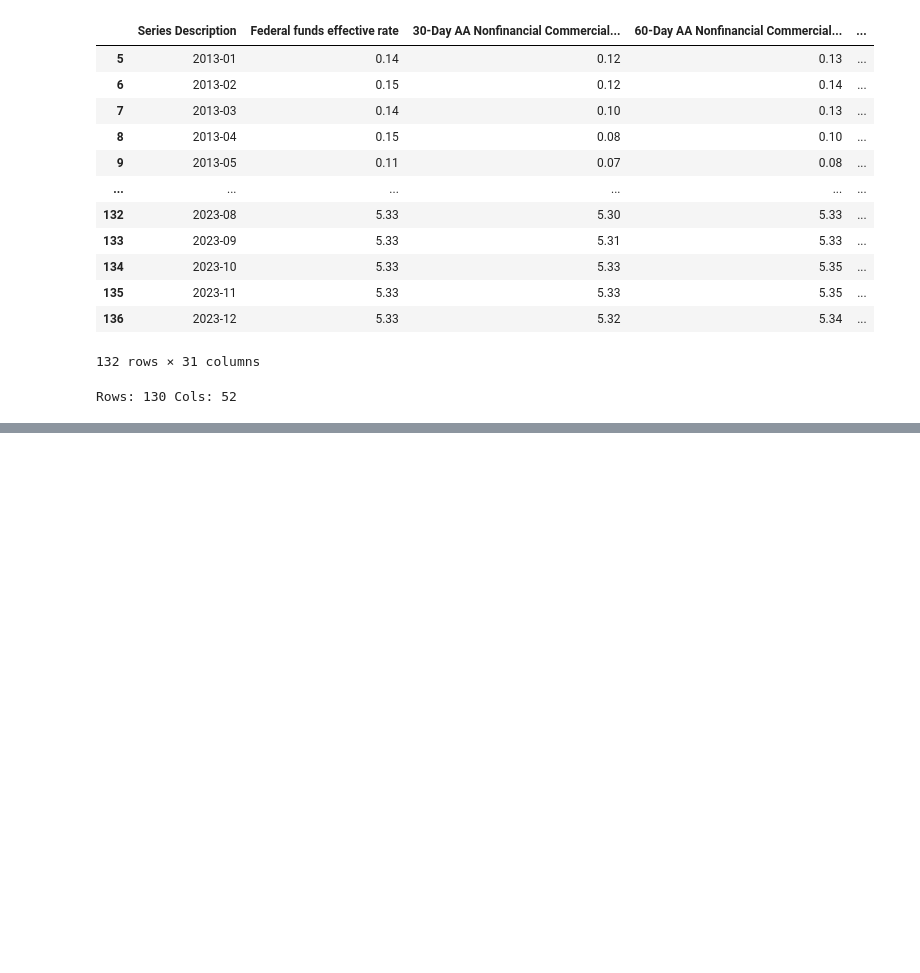
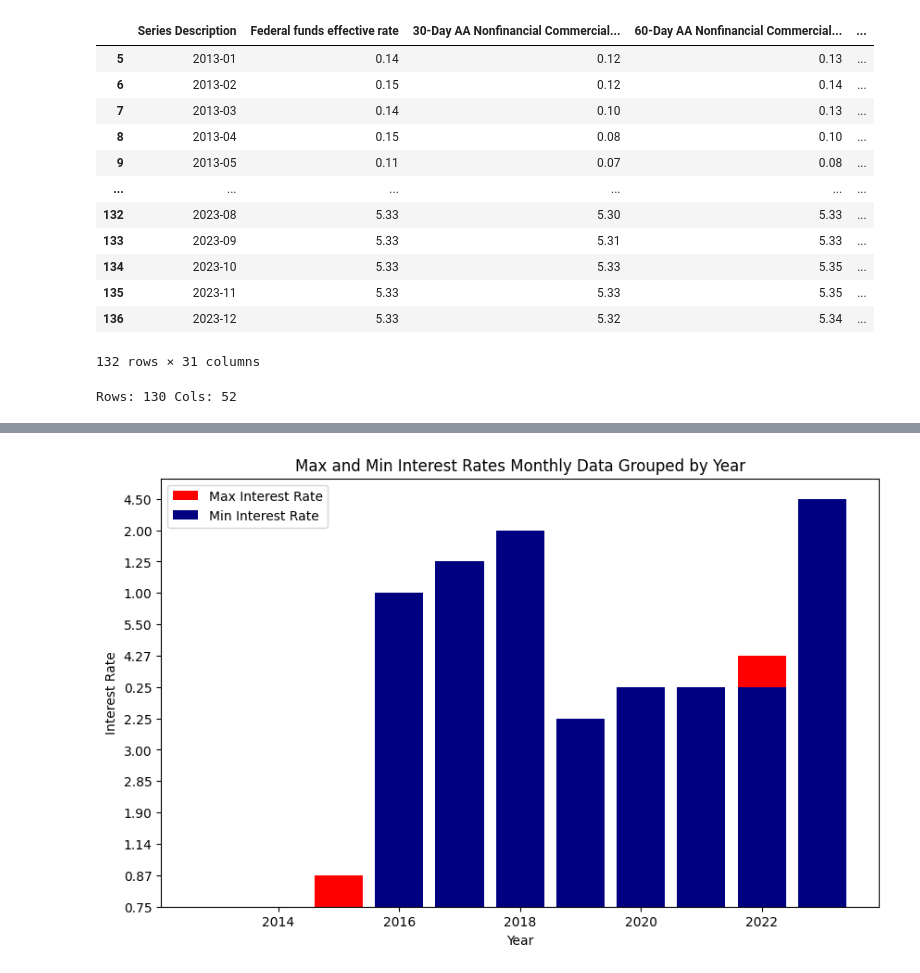
Before and after one commit to S3Stan/Federal_Reserve_Analytics, a Jupyter notebook: ConsumerCredit_notebook.ipynb, the cells around one changed output, grey strips where cells are left out. Cells and saved outputs as stored; diff of their text form; code cells hidden in the pictures; blank space fills up the shorter version.

```diff
--- a/ConsumerCredit_notebook.ipynb
+++ b/ConsumerCredit_notebook.ipynb
@@ -111,3 +110,45 @@ importLibrary.plt.show()
+# %%
+# year range of prime range
+FED_IR_df = importLibrary.pd.DataFrame()
+FED_IR_df['PR_Date'] = prime_rate_date
+FED_IR_df['PR_%'] = fed_prime_rate
+Year_list = [] #store year values
+
+for year_value in prime_rate_date:
+    Year_list.append(year_value[:4])
+
+FED_IR_df['Year'] = Year_list
+FED_IR_df['Year'] = FED_IR_df['Year'].astype(int)
+
+
+
+# box plot of range of interest rate range by year
+
+# Create a box plot grouped by year
+grouped_data = FED_IR_df.groupby('Year')['PR_%'].agg(['max', 'min']).reset_index()
+
+# Plotting
+fig, ax = importLibrary.plt.subplots(figsize=(10, 6))
+
+# Bar plot for max interest rates
+ax.bar(grouped_data['Year'], grouped_data['max'], color='red', label='Max Interest Rate') # max interest rates plot
+ax.bar(grouped_data['Year'], grouped_data['min'], color='navy', label='Min Interest Rate') # min interest rates plot
+
+# Add labels and title
+importLibrary.plt.xlabel('Year')
+importLibrary.plt.ylabel('Interest Rate')
+importLibrary.plt.title('Max and Min Interest Rates Monthly Data Grouped by Year')
+
+# Add legend
+importLibrary.plt.legend()
+
+# Show the plot
+importLibrary.plt.show()
+
+
+# create a double pbar plot
+# %% [output]
+[figure, added]
 # %%
 # regression analysis section (which rate are the best predictors?)
 
```
Also changed, not shown: parts of 2 cells of this notebook, 1 other file.
